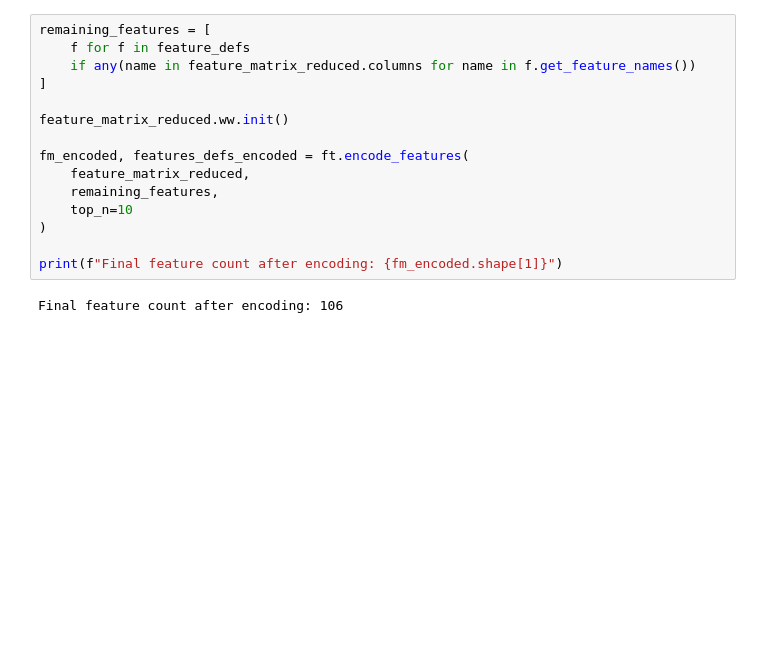
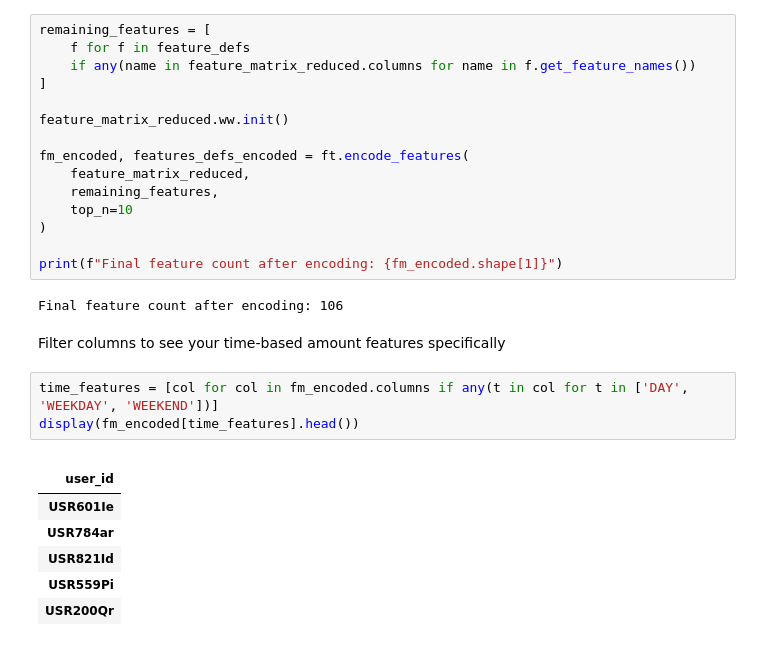
Before and after one commit to Yunnna005/FYP, a Jupyter notebook: Data/features/features.ipynb, the cells around one changed output. Saved outputs shown, nothing was run; the diff lists cells and outputs as text; blank space fills up the shorter version.

```diff
--- a/Data/features/features.ipynb
+++ b/Data/features/features.ipynb
@@ -117,3 +127,16 @@ fm_encoded, features_defs_encoded = ft.encode_features(
 print(f"Final feature count after encoding: {fm_encoded.shape[1]}")
 # %% [output]
 Final feature count after encoding: 106
+# %% [markdown]
+Filter columns to see your time-based amount features specifically
+# %%
+time_features = [col for col in fm_encoded.columns if any(t in col for t in ['DAY', 'WEEKDAY', 'WEEKEND'])]
+display(fm_encoded[time_features].head())
+# %% [output]
+|  |
+| user_id |
+| USR601Ie |
+| USR784ar |
+| USR821Id |
+| USR559Pi |
+| USR200Qr |
```
Also changed, not shown: parts of 3 cells of this notebook.
